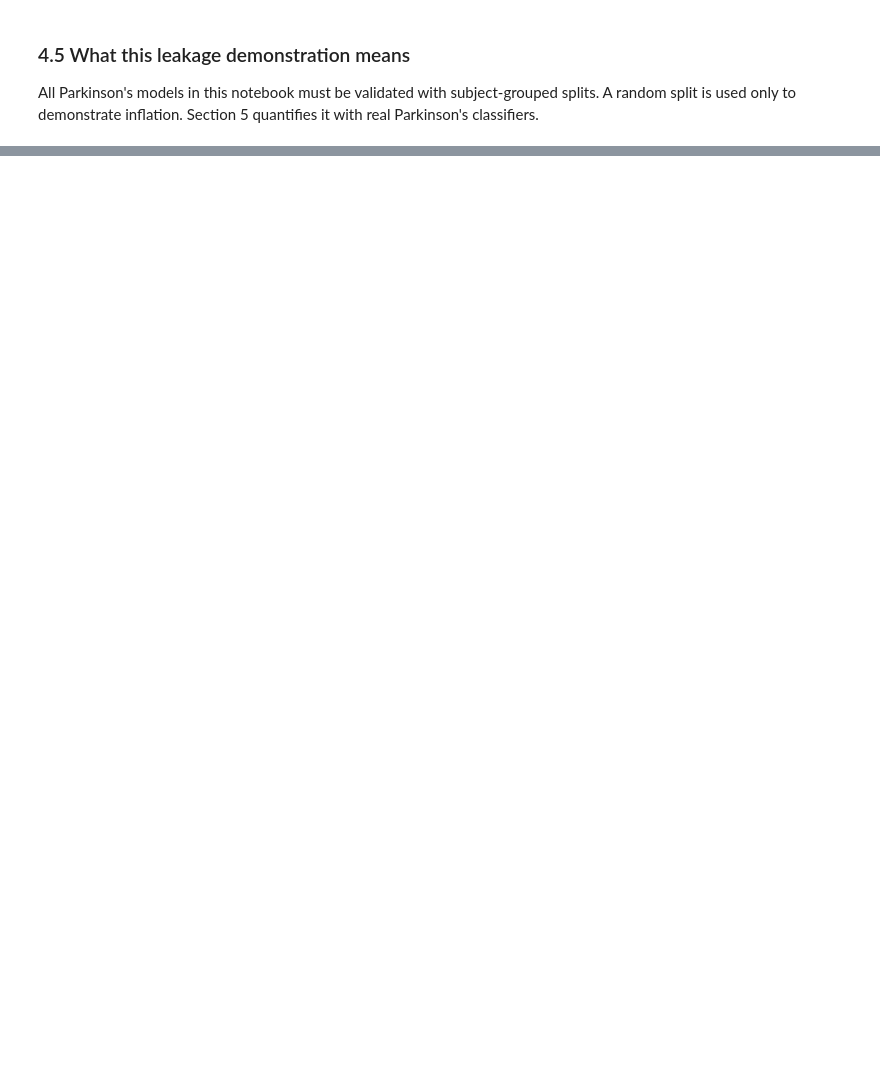
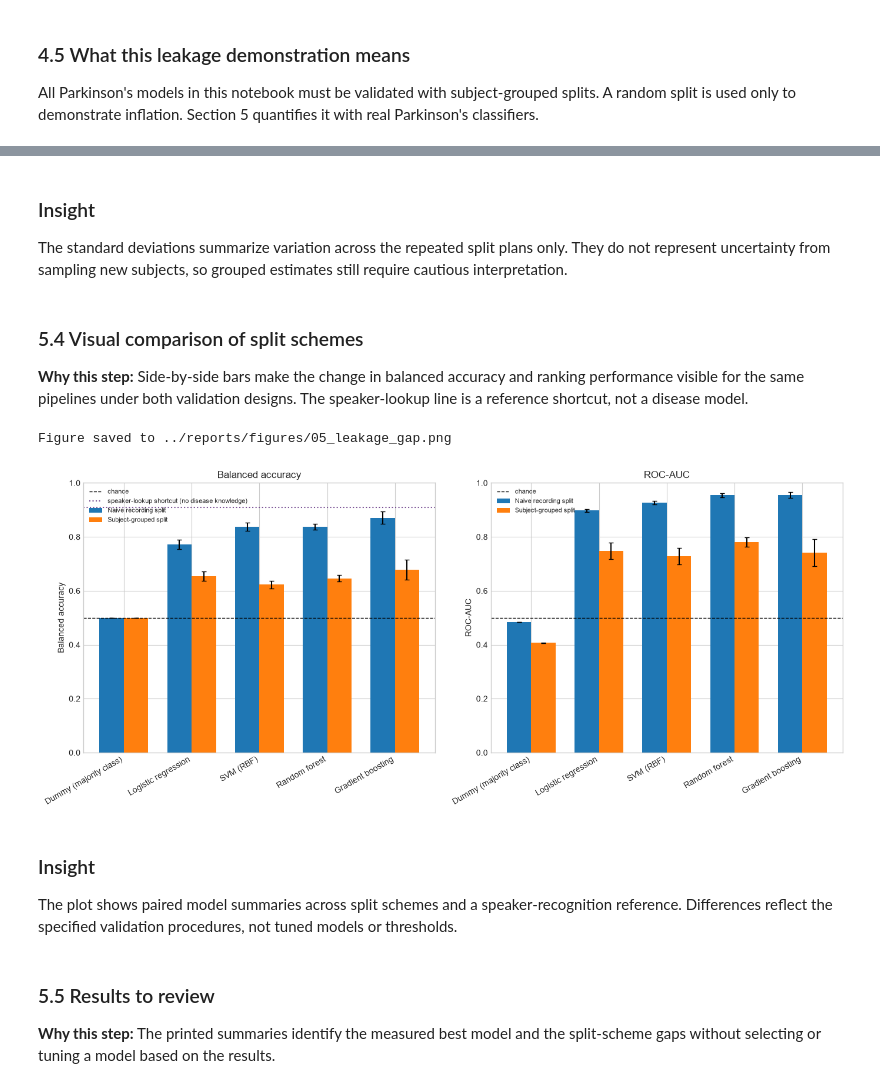
Before and after one commit to aayaan-khan/parkinsons-detection, a Jupyter notebook: notebooks/Parkinsons_Disease_Detection.ipynb, the cells around one changed output, grey strips where cells are left out. Cells and saved outputs as stored; diff of their text form; code cells hidden in the pictures; blank space fills up the shorter version.

Commit message:
docs: notebook section 5 (naive vs subject-grouped evaluation, pooled AUC) and section 3-4 findings

```diff
--- a/notebooks/Parkinsons_Disease_Detection.ipynb
+++ b/notebooks/Parkinsons_Disease_Detection.ipynb
@@ -1432,0 +1676,58 @@ All Parkinson's models in this notebook must be validated with subject-grouped s
+# %% [markdown]
+### Insight
+
+The standard deviations summarize variation across the repeated split plans only. They do not represent uncertainty from sampling new subjects, so grouped estimates still require cautious interpretation.
+# %% [markdown]
+### 5.4 Visual comparison of split schemes
+
+**Why this step:** Side-by-side bars make the change in balanced accuracy and ranking performance visible for the same pipelines under both validation designs. The speaker-lookup line is a reference shortcut, not a disease model.
+# %%
+# Plot repeat means with repeat-to-repeat standard deviations for the two requested metrics.
+scheme_order = ["Naive recording split", "Subject-grouped split"]
+model_positions = np.arange(len(model_names))
+bar_width = 0.36
+fig_gap, (ax_balanced, ax_roc) = plt.subplots(1, 2, figsize=(14, 6))
+for scheme_index, scheme_name in enumerate(scheme_order):
+    scheme_rows = summary_metrics[summary_metrics["Scheme"] == scheme_name].set_index("Model").loc[model_names]
+    x_positions = model_positions + (scheme_index - 0.5) * bar_width
+    ax_balanced.bar(
+        x_positions, scheme_rows["Balanced accuracy mean"], width=bar_width,
+        yerr=scheme_rows["Balanced accuracy std"], capsize=3,
+        label=scheme_name,
+    )
+    ax_roc.bar(
+        x_positions, scheme_rows["ROC-AUC mean"], width=bar_width,
+        yerr=scheme_rows["ROC-AUC std"], capsize=3,
+        label=scheme_name,
+    )
+ax_balanced.axhline(0.5, color="black", linestyle="--", linewidth=1, label="chance")
+ax_roc.axhline(0.5, color="black", linestyle="--", linewidth=1, label="chance")
+speaker_lookup_balanced_accuracy = (lookup_recall_mean + lookup_specificity_mean) / 2
+ax_balanced.axhline(
+    speaker_lookup_balanced_accuracy, color="#7A5195", linestyle=":", linewidth=1.5,
+    label="speaker-lookup shortcut (no disease knowledge)",
+)
+for axis, title, ylabel in [
+    (ax_balanced, "Balanced accuracy", "Balanced accuracy"),
+    (ax_roc, "ROC-AUC", "ROC-AUC"),
+]:
+    axis.set_title(title)
+    axis.set_ylabel(ylabel)
+    axis.set_xticks(model_positions, model_names, rotation=30, ha="right")
+    axis.set_ylim(0, 1)
+ax_balanced.legend(fontsize=8)
+ax_roc.legend(fontsize=8)
+fig_gap.tight_layout()
+save_fig(fig_gap, "05_leakage_gap")
+plt.show()
+# %% [output]
+Figure saved to ../reports/figures/05_leakage_gap.png
+[figure, added]
+# %% [markdown]
+### Insight
+
+The plot shows paired model summaries across split schemes and a speaker-recognition reference. Differences reflect the specified validation procedures, not tuned models or thresholds.
+# %% [markdown]
+### 5.5 Results to review
+
+**Why this step:** The printed summaries identify the measured best model and the split-scheme gaps without selecting or tuning a model based on the results.
```
Also changed, not shown: parts of 20 cells of this notebook, 1 other file.
